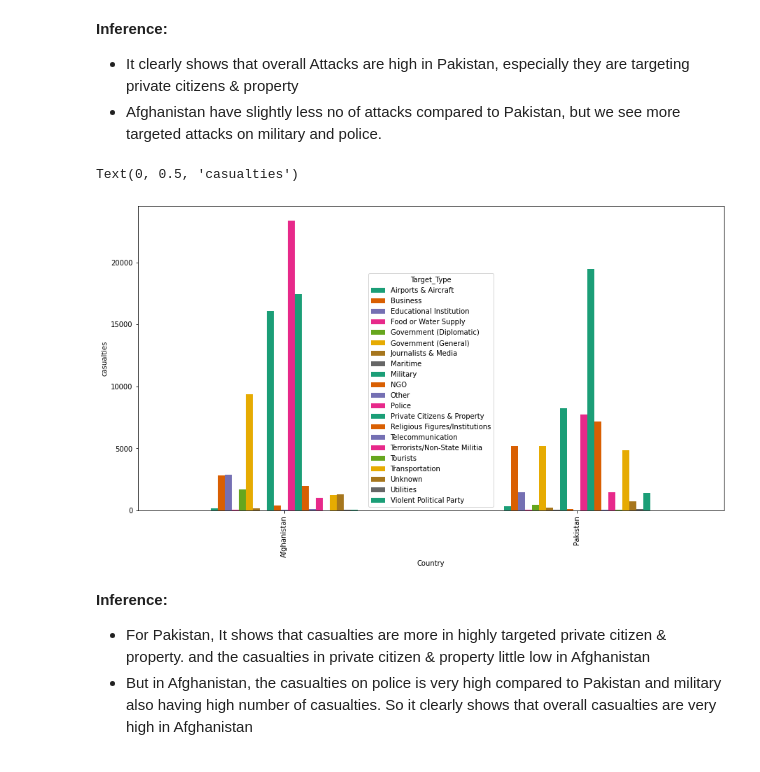
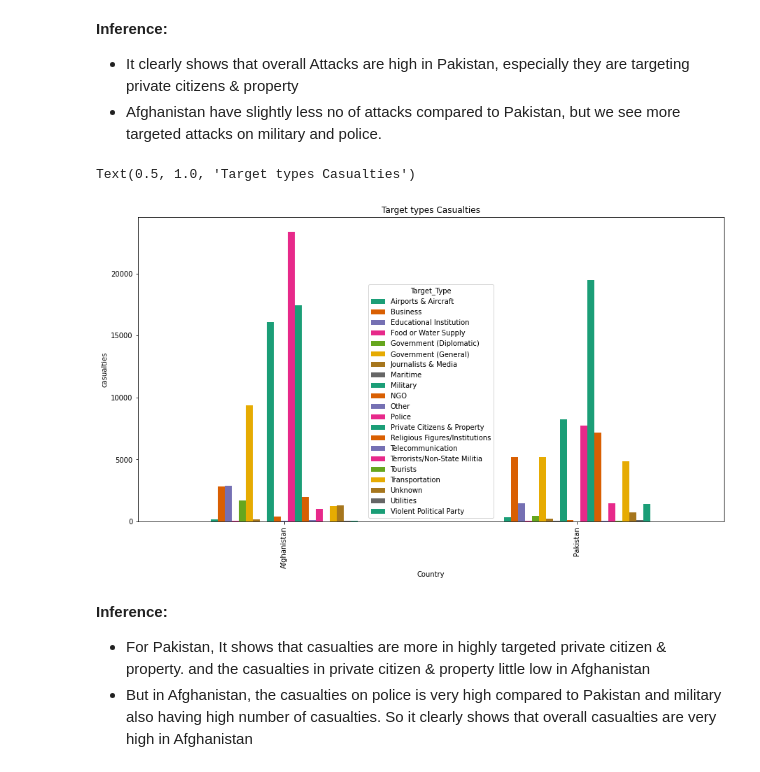
Before and after one commit to vak1997/Global-Terrorism, a Jupyter notebook: Global_Terrorism_EDA_Analysis_Capstone_Project_1.ipynb, the cells around one changed output. Cells and saved outputs as stored; diff of their text form; code cells hidden in the pictures.

```diff
--- a/Global_Terrorism_EDA_Analysis_Capstone_Project_1.ipynb
+++ b/Global_Terrorism_EDA_Analysis_Capstone_Project_1.ipynb
@@ -486,16 +492,17 @@ plt.show()
 # %%
 # creating dataframe based on weapon and year wise casualties
 d=data.groupby(['Country','Target_Type'],sort=True)['casualties'].sum()
 plot_df = d.unstack('Target_Type').loc[:]
 plot_df.index = plot_df.index.tolist()
 
 #then plot using .plot with different weapons category
 plot_df.plot(figsize=(15,8),color=sns.color_palette('Dark2',12),kind='bar')
 plt.xlabel("Country")
 plt.ylabel("casualties")
+plt.title("Target types Casualties")
 # %% [output]
-Text(0, 0.5, 'casualties')
+Text(0.5, 1.0, 'Target types Casualties')
-[figure, old version]
+[figure, new version]
 # %% [markdown]
 **Inference:**
 
```
Also changed, not shown: parts of 6 cells of this notebook.
